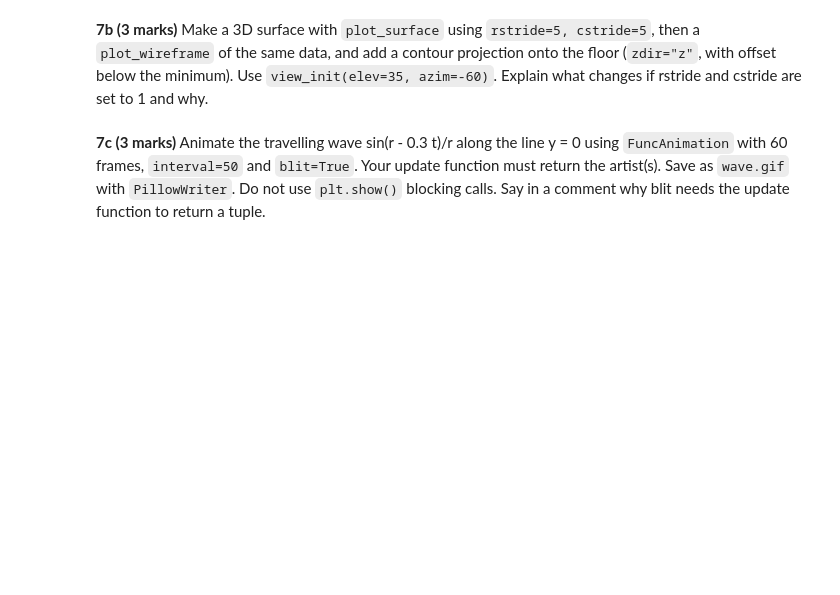
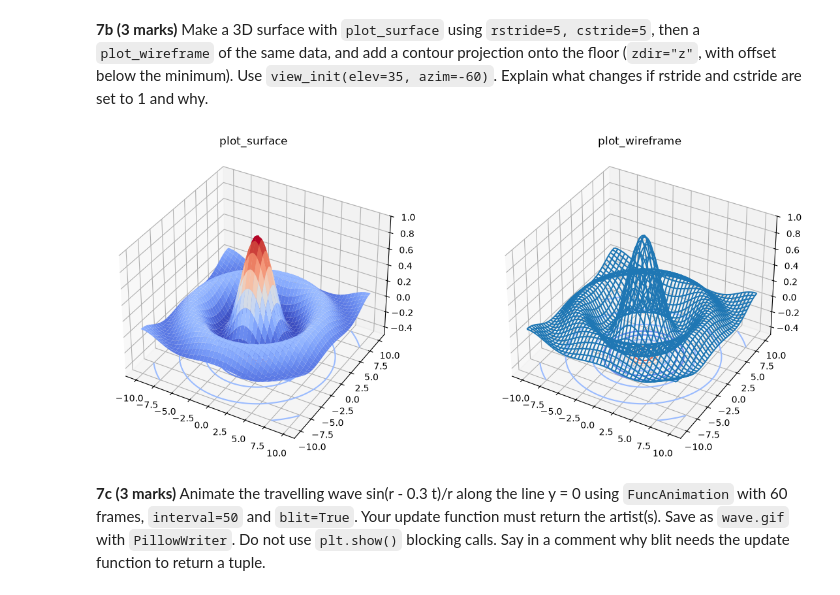
Before and after one commit to rameenajmal/PAI-A3-25F-0036, a Jupyter notebook: Assignment3_Programming_for_AI.ipynb, the cells around one changed output. Saved outputs shown, nothing was run; the diff lists cells and outputs as text; code cells hidden in the pictures; blank space fills up the shorter version.

```diff
--- a/Assignment3_Programming_for_AI.ipynb
+++ b/Assignment3_Programming_for_AI.ipynb
@@ -466,2 +921,27 @@ Let f(x, y) = sin(r) / r with r = sqrt(x^2 + y^2) on x, y in [-10, 10].
+# %%
+fig = plt.figure(figsize=(14, 6))
+
+ax1 = fig.add_subplot(1, 2, 1, projection='3d')
+ax1.plot_surface(X, Y, F, cmap='coolwarm', rstride=5, cstride=5)
+ax1.contour(X, Y, F, zdir='z', offset=-0.5, cmap='coolwarm')
+ax1.set_zlim(-0.5, 1)
+ax1.view_init(elev=35, azim=-60)
+ax1.set_title('plot_surface')
+
+ax2 = fig.add_subplot(1, 2, 2, projection='3d')
+ax2.plot_wireframe(X, Y, F, rstride=5, cstride=5)
+ax2.contour(X, Y, F, zdir='z', offset=-0.5, cmap='coolwarm')
+ax2.set_zlim(-0.5, 1)
+ax2.view_init(elev=35, azim=-60)
+ax2.set_title('plot_wireframe')
+
+plt.show()
+
+#With rstride=1 and cstride=1, every grid point is used,
+# so the surface has 200 x 200 small patches (40,000) instead of about 40 x 40. T
+# he surface looks smoother and more detailed, and the ripples are clearer.
+# The drawing becomes slower, and in the wireframe the lines are so close together that the plot looks dark and crowded.
+# %% [output]
+[figure, added]
 # %% [markdown]
 **7c (3 marks)** Animate the travelling wave sin(r - 0.3 t)/r along the line y = 0 using `FuncAnimation` with 60 frames, `interval=50` and `blit=True`. Your update function must return the artist(s). Save as `wave.gif` with `PillowWriter`. Do not use `plt.show()` blocking calls. Say in a comment why blit needs the update function to return a tuple.
```
Also changed, not shown: parts of 30 cells of this notebook, 3 other files.
